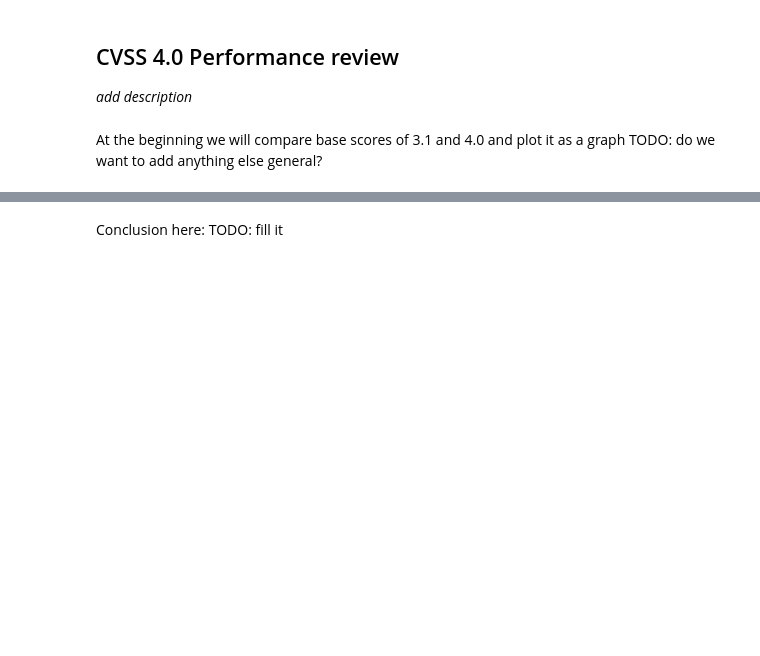
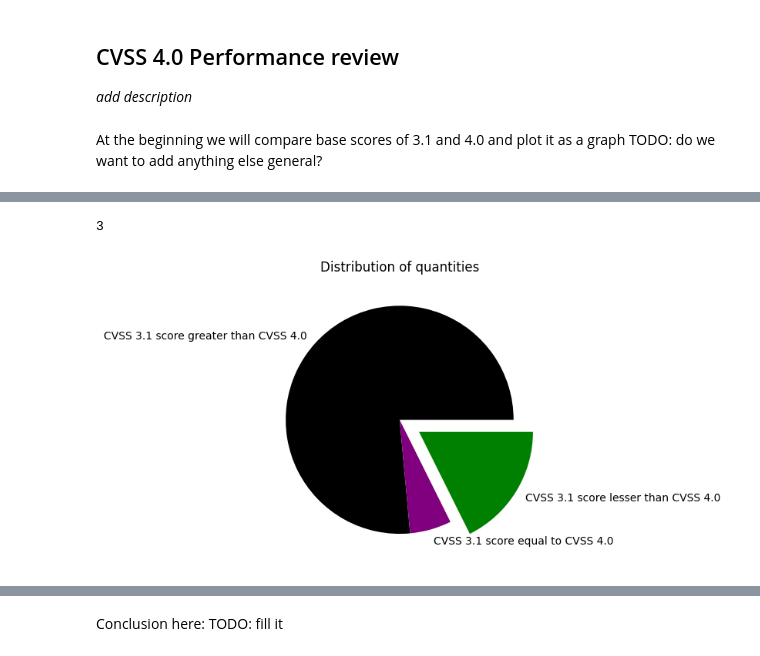
Before and after one commit to wojwozniak/cvss_converter, a Jupyter notebook: src/CVEcomparisons.ipynb, the cells around one changed output, grey strips where cells are left out. Drawn from its saved outputs; the diff is of its cells as text; code cells hidden in the pictures; blank space fills up the shorter version.

```diff
--- a/src/CVEcomparisons.ipynb
+++ b/src/CVEcomparisons.ipynb
@@ -24,0 +27,12 @@ print(x)
+# %%
+x = (df['Base Score 3.1'] > df['Base Score 4.0']).sum() # 3.1 score is greater than 4.0
+y = (df['Base Score 3.1'] == df['Base Score 4.0']).sum() # 3.1 score is equal to 4.0
+z = tot_amount - x - y # 4.0 score is greater than 3.1
+print(z)
+explode = [0,0,0.2]
+plt.pie([x,y,z],colors=["black","purple","green"],labels=["CVSS 3.1 score greater than CVSS 4.0", "CVSS 3.1 score equal to CVSS 4.0", "CVSS 3.1 score lesser than CVSS 4.0"], explode=explode)
+plt.title("Distribution of quantities")
+plt.show()
+# %% [output]
+3
+[figure, added]
```
Also changed, not shown: parts of 5 cells of this notebook.
